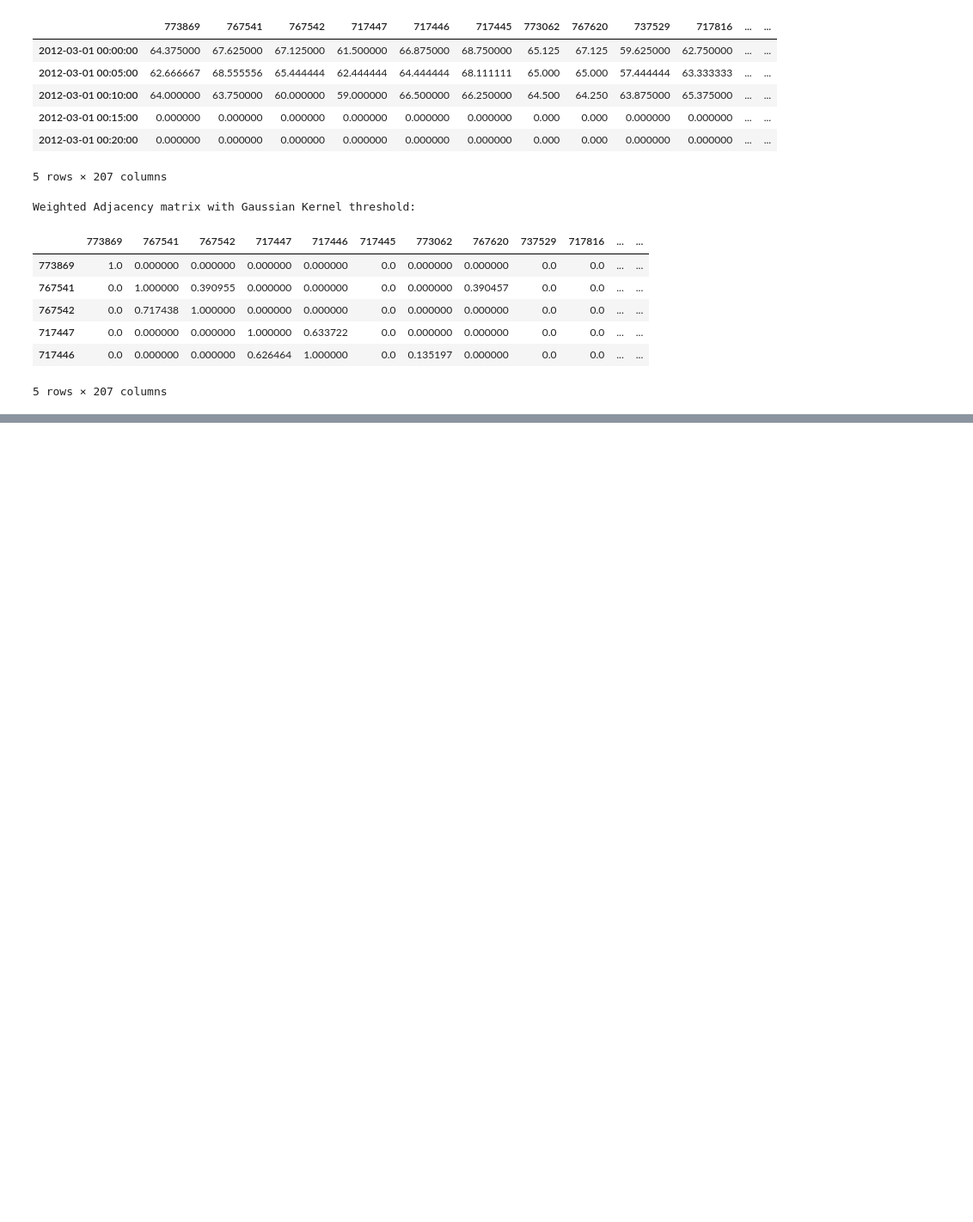
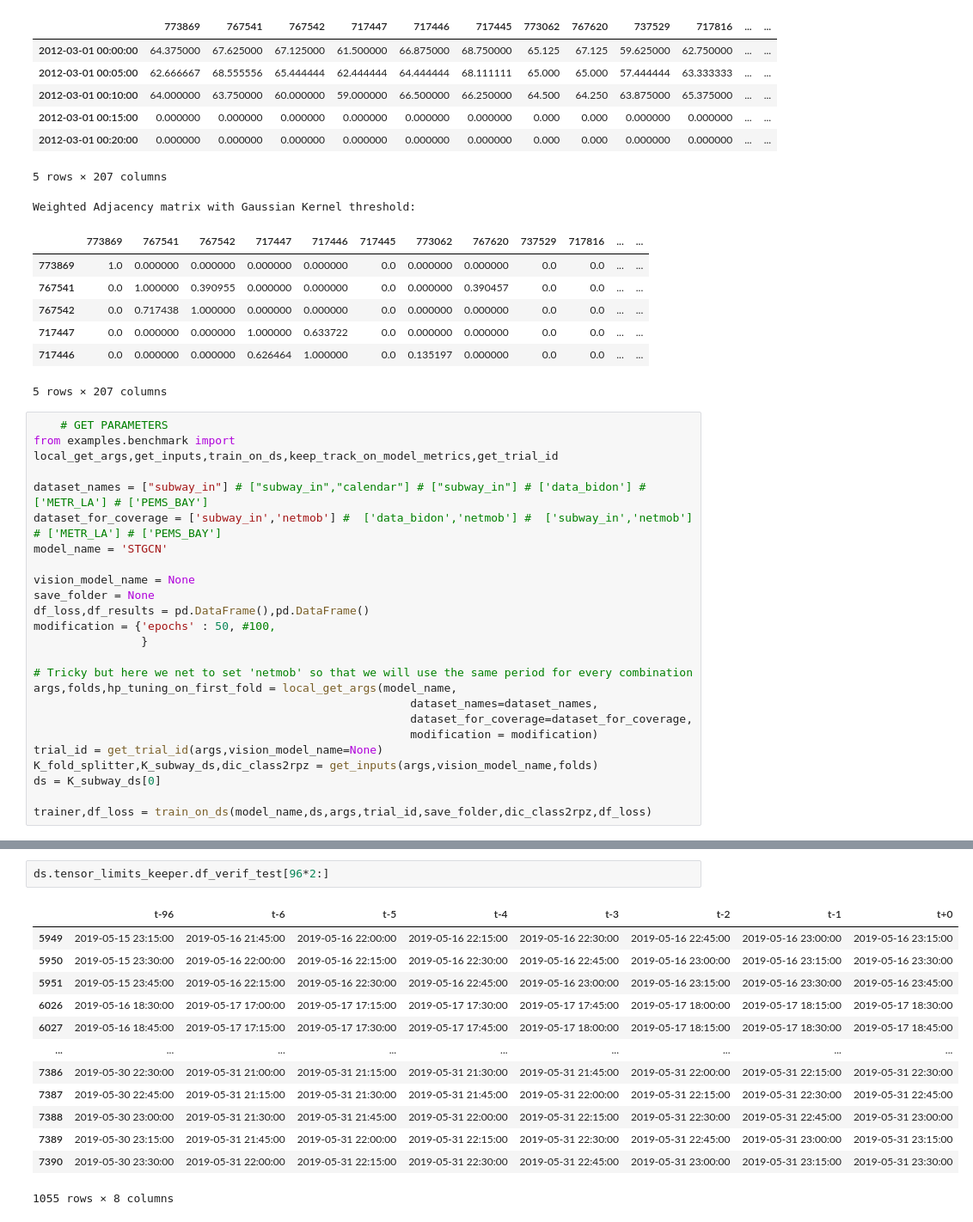
Before and after one commit to Fr-ocasting/prediction-validation, a Jupyter notebook: jupyter_ipynb/open_METR_LA_PEMS.ipynb, the cells around one changed output, grey strips where cells are left out. Shown at 86% size. Drawn from its saved outputs; the diff is of its cells as text; blank space fills up the shorter version.

```diff
--- a/jupyter_ipynb/open_METR_LA_PEMS.ipynb
+++ b/jupyter_ipynb/open_METR_LA_PEMS.ipynb
@@ -158,3 +158,27 @@ Weighted Adjacency matrix with Gaussian Kernel threshold:
 | 717447 | 0.0 | 0.000000 | 0.000000 | 1.000000 | 0.633722 | 0.0 | 0.000000 | 0.000000 | 0.0 | 0.0 | ... | ... |
 | 717446 | 0.0 | 0.000000 | 0.000000 | 0.626464 | 1.000000 | 0.0 | 0.135197 | 0.000000 | 0.0 | 0.0 | ... | ... |
 5 rows × 207 columns
+# %%
+    # GET PARAMETERS
+from examples.benchmark import local_get_args,get_inputs,train_on_ds,keep_track_on_model_metrics,get_trial_id
+
+dataset_names = ["subway_in"] # ["subway_in","calendar"] # ["subway_in"] # ['data_bidon'] # ['METR_LA'] # ['PEMS_BAY']
+dataset_for_coverage = ['subway_in','netmob'] #  ['data_bidon','netmob'] #  ['subway_in','netmob']  # ['METR_LA'] # ['PEMS_BAY']
+model_name = 'STGCN'
+
+vision_model_name = None
+save_folder = None
+df_loss,df_results = pd.DataFrame(),pd.DataFrame()
+modification = {'epochs' : 50, #100,
+                }
+
+# Tricky but here we net to set 'netmob' so that we will use the same period for every combination
+args,folds,hp_tuning_on_first_fold = local_get_args(model_name,
+                                                        dataset_names=dataset_names,
+                                                        dataset_for_coverage=dataset_for_coverage,
+                                                        modification = modification)
+trial_id = get_trial_id(args,vision_model_name=None)
+K_fold_splitter,K_subway_ds,dic_class2rpz = get_inputs(args,vision_model_name,folds)
+ds = K_subway_ds[0]
+
+trainer,df_loss = train_on_ds(model_name,ds,args,trial_id,save_folder,dic_class2rpz,df_loss)
@@ -160,0 +354,16 @@ Weighted Adjacency matrix with Gaussian Kernel threshold:
+# %%
+ds.tensor_limits_keeper.df_verif_test[96*2:]
+# %% [output]
+|  | t-96 | t-6 | t-5 | t-4 | t-3 | t-2 | t-1 | t+0 |
+| 5949 | 2019-05-15 23:15:00 | 2019-05-16 21:45:00 | 2019-05-16 22:00:00 | 2019-05-16 22:15:00 | 2019-05-16 22:30:00 | 2019-05-16 22:45:00 | 2019-05-16 23:00:00 | 2019-05-16 23:15:00 |
+| 5950 | 2019-05-15 23:30:00 | 2019-05-16 22:00:00 | 2019-05-16 22:15:00 | 2019-05-16 22:30:00 | 2019-05-16 22:45:00 | 2019-05-16 23:00:00 | 2019-05-16 23:15:00 | 2019-05-16 23:30:00 |
+| 5951 | 2019-05-15 23:45:00 | 2019-05-16 22:15:00 | 2019-05-16 22:30:00 | 2019-05-16 22:45:00 | 2019-05-16 23:00:00 | 2019-05-16 23:15:00 | 2019-05-16 23:30:00 | 2019-05-16 23:45:00 |
+| 6026 | 2019-05-16 18:30:00 | 2019-05-17 17:00:00 | 2019-05-17 17:15:00 | 2019-05-17 17:30:00 | 2019-05-17 17:45:00 | 2019-05-17 18:00:00 | 2019-05-17 18:15:00 | 2019-05-17 18:30:00 |
+| 6027 | 2019-05-16 18:45:00 | 2019-05-17 17:15:00 | 2019-05-17 17:30:00 | 2019-05-17 17:45:00 | 2019-05-17 18:00:00 | 2019-05-17 18:15:00 | 2019-05-17 18:30:00 | 2019-05-17 18:45:00 |
+| ... | ... | ... | ... | ... | ... | ... | ... | ... |
+| 7386 | 2019-05-30 22:30:00 | 2019-05-31 21:00:00 | 2019-05-31 21:15:00 | 2019-05-31 21:30:00 | 2019-05-31 21:45:00 | 2019-05-31 22:00:00 | 2019-05-31 22:15:00 | 2019-05-31 22:30:00 |
+| 7387 | 2019-05-30 22:45:00 | 2019-05-31 21:15:00 | 2019-05-31 21:30:00 | 2019-05-31 21:45:00 | 2019-05-31 22:00:00 | 2019-05-31 22:15:00 | 2019-05-31 22:30:00 | 2019-05-31 22:45:00 |
+| 7388 | 2019-05-30 23:00:00 | 2019-05-31 21:30:00 | 2019-05-31 21:45:00 | 2019-05-31 22:00:00 | 2019-05-31 22:15:00 | 2019-05-31 22:30:00 | 2019-05-31 22:45:00 | 2019-05-31 23:00:00 |
+| 7389 | 2019-05-30 23:15:00 | 2019-05-31 21:45:00 | 2019-05-31 22:00:00 | 2019-05-31 22:15:00 | 2019-05-31 22:30:00 | 2019-05-31 22:45:00 | 2019-05-31 23:00:00 | 2019-05-31 23:15:00 |
+| 7390 | 2019-05-30 23:30:00 | 2019-05-31 22:00:00 | 2019-05-31 22:15:00 | 2019-05-31 22:30:00 | 2019-05-31 22:45:00 | 2019-05-31 23:00:00 | 2019-05-31 23:15:00 | 2019-05-31 23:30:00 |
+1055 rows × 8 columns
```
Also changed, not shown: parts of 6 cells of this notebook, 3 other files.
